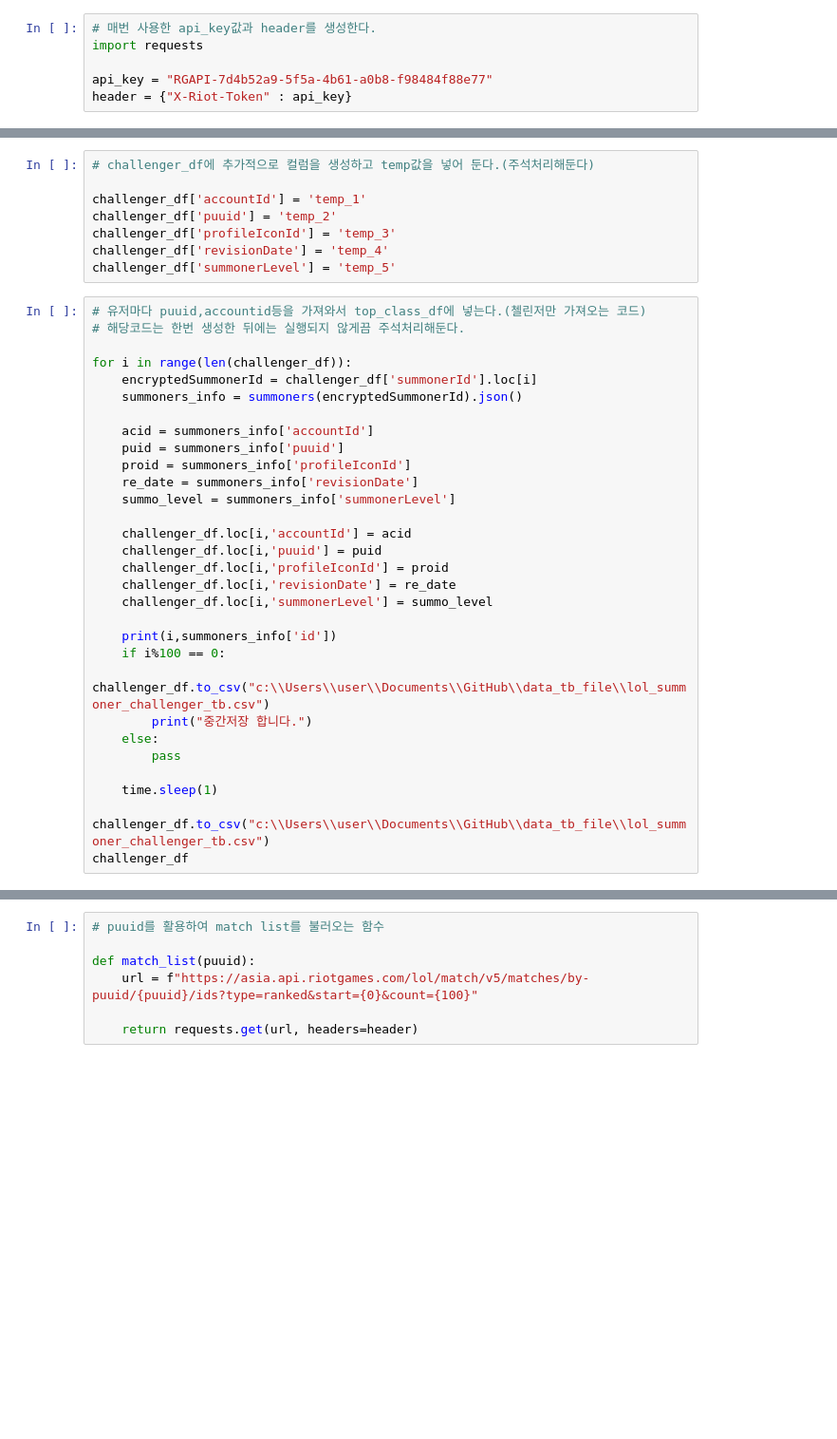
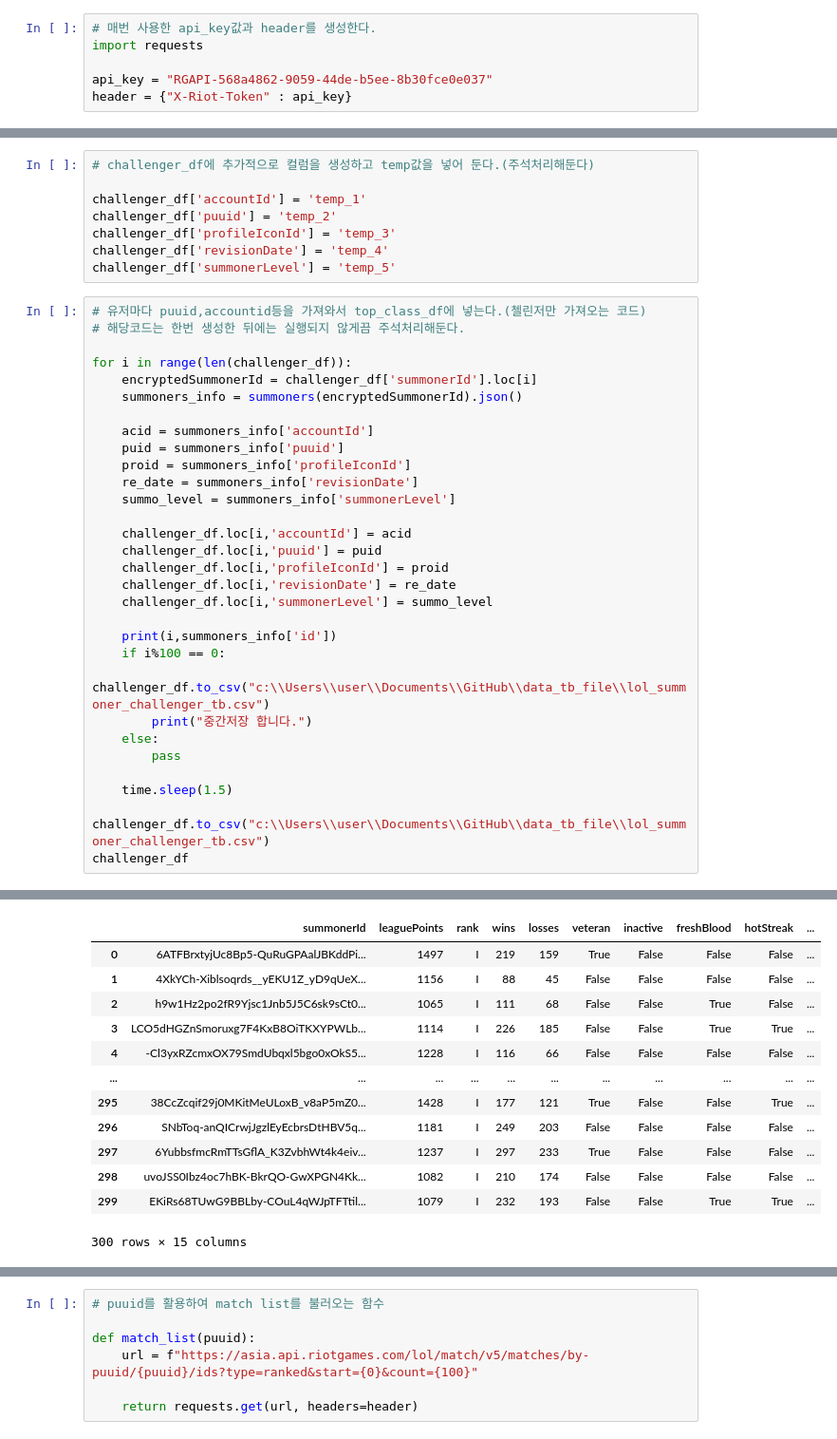
Before and after one commit to kim-bo-saeng/personal_project, a Jupyter notebook: lol_data/lol_data_clloection_challenger.ipynb, the cells around one changed output, grey strips where cells are left out. Shown at 95% size. Drawn from its saved outputs; the diff is of its cells as text; blank space fills up the shorter version.

```diff
--- a/lol_data/lol_data_clloection_challenger.ipynb
+++ b/lol_data/lol_data_clloection_challenger.ipynb
@@ -7,7 +8,7 @@ import time
 # 매번 사용한 api_key값과 header를 생성한다.
 import requests
 
-api_key = "RGAPI-7d4b52a9-5f5a-4b61-a0b8-f98484f88e77"
+api_key = "RGAPI-568a4862-9059-44de-b5ee-8b30fce0e037"
 header = {"X-Riot-Token" : api_key}
 # %%
 # 첼린저,그랜드마스터,마스터의 솔로랭크 정보를 가져오기 위한 함수 생성
@@ -79,7 +94,8 @@ for i in range(len(challenger_df)):
     else:
         pass
 
-    time.sleep(1)
+    time.sleep(1.5)
 
 challenger_df.to_csv("c:\\Users\\user\\Documents\\GitHub\\data_tb_file\\lol_summoner_challenger_tb.csv")
 challenger_df
+# %% [output]
@@ -86,2 +119,15 @@ challenger_df
+|  | summonerId | leaguePoints | rank | wins | losses | veteran | inactive | freshBlood | hotStreak | ... |
+| 0 | 6ATFBrxtyjUc8Bp5-QuRuGPAalJBKddPi... | 1497 | I | 219 | 159 | True | False | False | False | ... |
+| 1 | 4XkYCh-Xiblsoqrds__yEKU1Z_yD9qUeX... | 1156 | I | 88 | 45 | False | False | False | False | ... |
+| 2 | h9w1Hz2po2fR9Yjsc1Jnb5J5C6sk9sCt0... | 1065 | I | 111 | 68 | False | False | True | False | ... |
+| 3 | LCO5dHGZnSmoruxg7F4KxB8OiTKXYPWLb... | 1114 | I | 226 | 185 | False | False | True | True | ... |
+| 4 | -Cl3yxRZcmxOX79SmdUbqxl5bgo0xOkS5... | 1228 | I | 116 | 66 | False | False | False | False | ... |
+| ... | ... | ... | ... | ... | ... | ... | ... | ... | ... | ... |
+| 295 | 38CcZcqif29j0MKitMeULoxB_v8aP5mZ0... | 1428 | I | 177 | 121 | True | False | False | True | ... |
+| 296 | SNbToq-anQICrwjJgzlEyEcbrsDtHBV5q... | 1181 | I | 249 | 203 | False | False | False | False | ... |
+| 297 | 6YubbsfmcRmTTsGflA_K3ZvbhWt4k4eiv... | 1237 | I | 297 | 233 | True | False | False | False | ... |
+| 298 | uvoJSS0Ibz4oc7hBK-BkrQO-GwXPGN4Kk... | 1082 | I | 210 | 174 | False | False | False | False | ... |
+| 299 | EKiRs68TUwG9BBLby-COuL4qWJpTFTtil... | 1079 | I | 232 | 193 | False | False | True | True | ... |
+300 rows × 15 columns
 # %%
 # challenger데 tb를 불러온다
```
Also changed, not shown: parts of 11 cells of this notebook.
